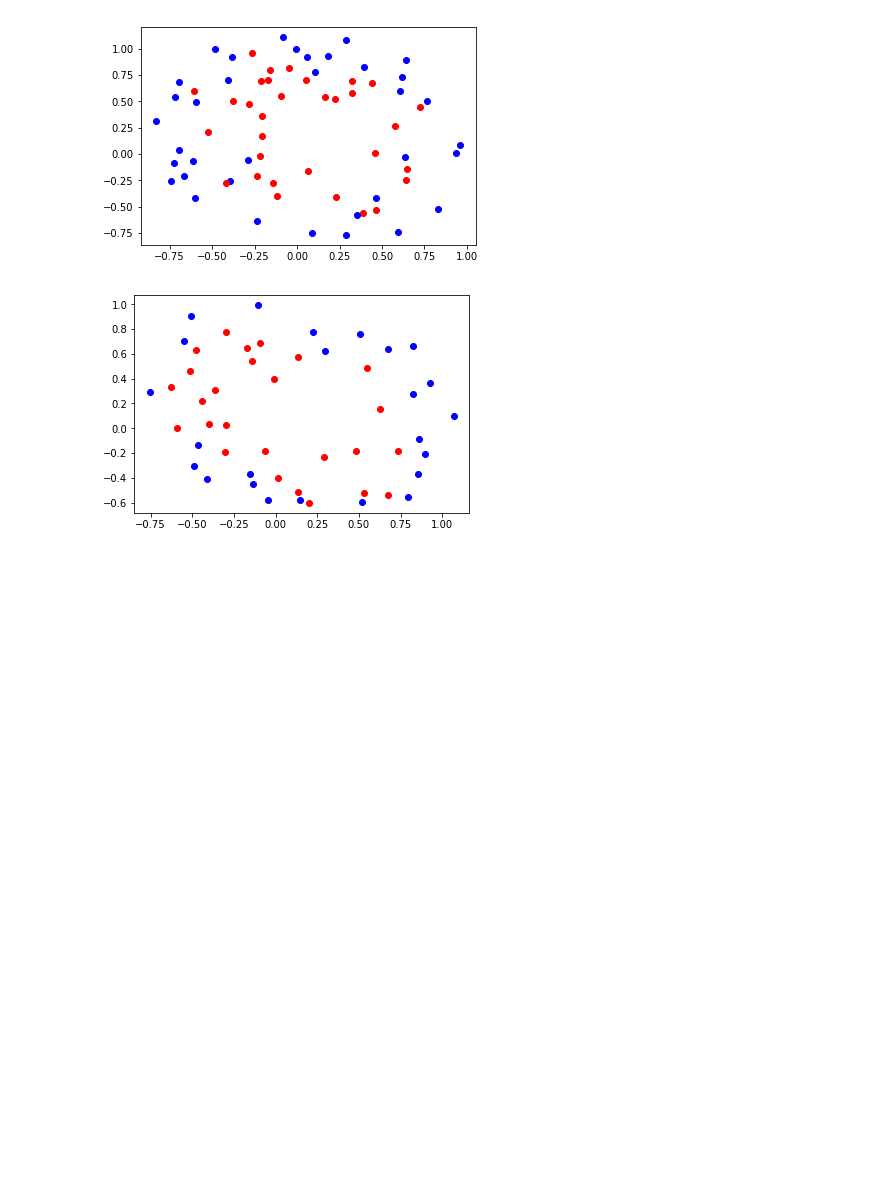
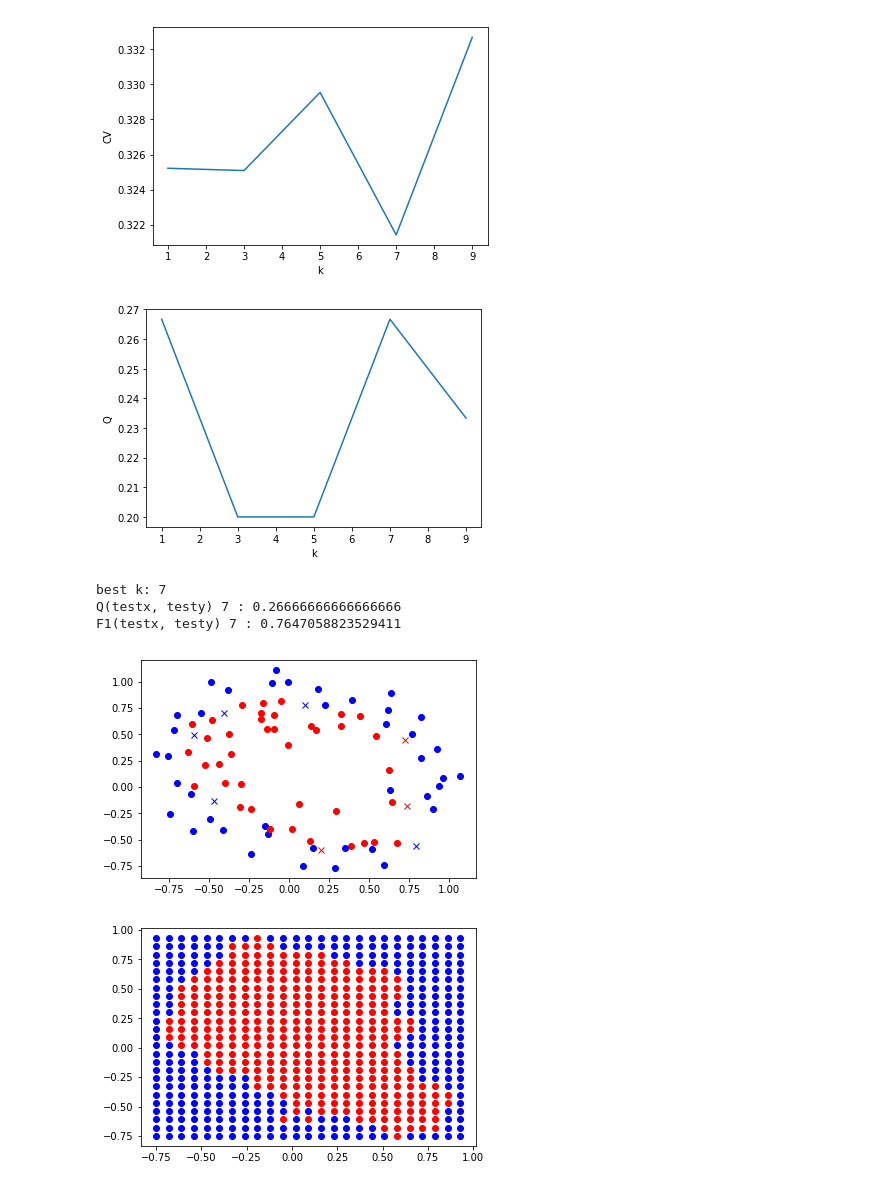
Before and after one commit to Albert1401/4c, a Jupyter notebook: ml/knn/knn.ipynb, the cells around one changed output. Drawn from its saved outputs; the diff is of its cells as text; code cells hidden in the pictures; blank space fills up the shorter version.

```diff
--- a/ml/knn/knn.ipynb
+++ b/ml/knn/knn.ipynb
@@ -54,22 +35,19 @@ def cosine(x):
     return f(x, math.pi / 4 * math.cos(x / 2 * math.pi))
 # %%
 class PRWindow:
-    def __init__(self, data, k = 5, p = 2, kernel = uniform):
+    def __init__(self, data, k = 5, distance_f = getMinkowskiDistance(2), kernel = uniform):
         self.data = data
         self.k = k
-        self.p = p
+        self.ro = distance_f
         self.kernel = kernel
 
     def getC(self, x):
-        ro = getMinkowskiDistance(self.p)
-        d = sorted(self.data, key = lambda z: ro(x, z[:-1]))
+        d = sorted(self.data, key = lambda z: self.ro(x, z[:-1]))
         classes = {}
         for xi in d:
             classes.setdefault(xi[-1], 0)
-            classes[xi[-1]] += self.kernel(ro(x, xi[:-1]) / ro(x, d[self.k][:-1]))
-
+            classes[xi[-1]] += self.kernel(self.ro(x, xi[:-1]) / self.ro(x, d[self.k][:-1]))
         return classes
-
 
     def fit(self, x):
         classes = self.getC(x)
@@ -109,7 +102,7 @@ def CV(model, t):
 # %%
-def setk(model, k, t):
+def try_k(model, k, blocks, split_times):
     model.k = k
-    return CV(model, t)
+    return randomizedCV(model, blocks, split_times)
 
-def grid_search(model, ks, t):
-    return ks[np.array(list(map(lambda k: setk(model, k, t), ks))).argmin()]
+def getCVs(model, ks, blocks, split_times):
+    return np.array(list(map(lambda k: try_k(model, k, blocks, split_times), ks)))
@@ -157,6 +191,11 @@ plt.show()
-# %%
-show_data(train)
-show_data(test)
-# %% [output]
-[figure, removed]
-[figure, removed]
+# %%
+#без пространственных изменений, L1
+show_info(getMinkowskiDistance(1), lambda x: x, defQ)
+# %% [output]
+[figure, added]
+[figure, added]
+best k: 7
+Q(testx, testy) 7 : 0.26666666666666666
+F1(testx, testy) 7 : 0.7647058823529411
+[figure, added]
+[figure, added]
```
Also changed, not shown: parts of 22 cells of this notebook.
